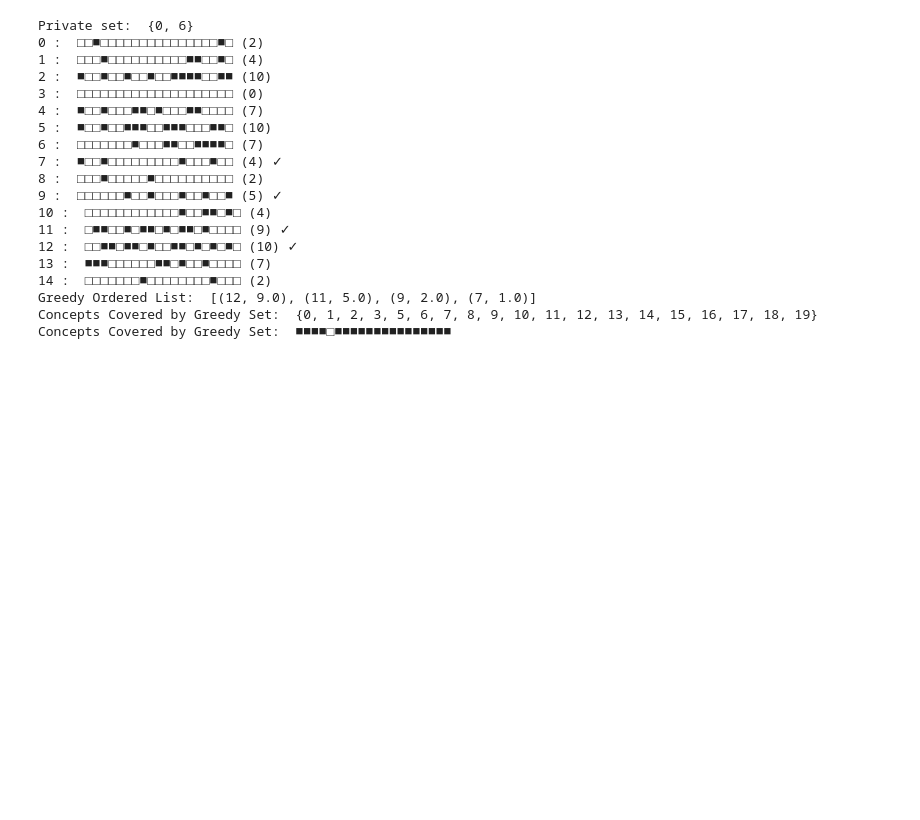
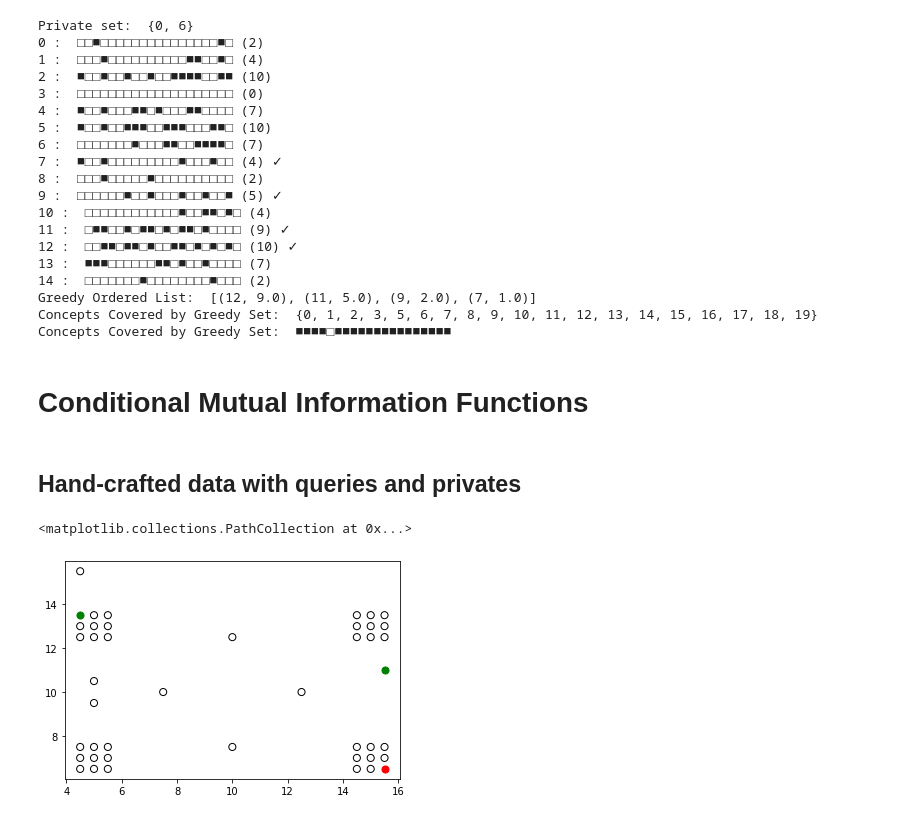
Before and after one commit to decile-team/submodlib, a Jupyter notebook: tutorials/Representational Power of Different Functions.ipynb, the cells around one changed output. Drawn from its saved outputs; the diff is of its cells as text; code cells hidden in the pictures; blank space fills up the shorter version.

```diff
--- a/tutorials/Representational Power of Different Functions.ipynb
+++ b/tutorials/Representational Power of Different Functions.ipynb
@@ -1459,3 +1459,34 @@ Private set:  {0, 6}
 Greedy Ordered List:  [(12, 9.0), (11, 5.0), (9, 2.0), (7, 1.0)]
 Concepts Covered by Greedy Set:  {0, 1, 2, 3, 5, 6, 7, 8, 9, 10, 11, 12, 13, 14, 15, 16, 17, 18, 19}
 Concepts Covered by Greedy Set:  ■■■■□■■■■■■■■■■■■■■■
+# %% [markdown]
+# Conditional Mutual Information Functions
+# %% [markdown]
+## Hand-crafted data with queries and privates
+# %%
+import numpy as np
+import matplotlib.pyplot as plt
+groundData =np.array( [(5,13.5), (5.5,13.5), (14.5,13.5), (15,13.5), (15.5,13.5),
+(4.5,13), (5,13), (5.5,13), (14.5,13), (15,13), (15.5,13),
+(4.5,12.5), (5,12.5), (5.5,12.5), (14.5,12.5), (15,12.5), (15.5,12.5),
+(4.5,7.5), (5,7.5), (5.5,7.5), (14.5,7.5), (15,7.5), (15.5,7.5),
+(4.5,7), (5,7), (5.5,7), (14.5,7), (15,7), (15.5,7),
+(4.5,6.5), (5,6.5), (5.5,6.5), (14.5,6.5), (15,6.5),
+(7.5,10), (12.5,10), (10,12.5), (10,7.5), (4.5, 15.5), (5,9.5), (5,10.5)] )
+groundxs = [x[0] for x in groundData]
+groundys = [x[1] for x in groundData]
+
+mutlipleQueryData = np.array([(4.5,13.5), (15.5,11)])
+multiplequeryxs = [x[0] for x in mutlipleQueryData]
+multiplequeryys = [x[1] for x in mutlipleQueryData]
+
+singlePrivateData = np.array([(15.5,6.5)])
+singleprivatexs = [x[0] for x in singlePrivateData]
+singleprivateys = [x[1] for x in singlePrivateData]
+
+plt.scatter(groundxs, groundys, s=50, facecolors='none', edgecolors='black', label="Images")
+plt.scatter(multiplequeryxs, multiplequeryys, s=50, color='green', label="Queries")
+plt.scatter(singleprivatexs, singleprivateys, s=50, color='red', label="Privates")
+# %% [output]
+<matplotlib.collections.PathCollection at 0x...>
+[figure, added]
```
Also changed, not shown: parts of 2 cells of this notebook, 16 other files.
